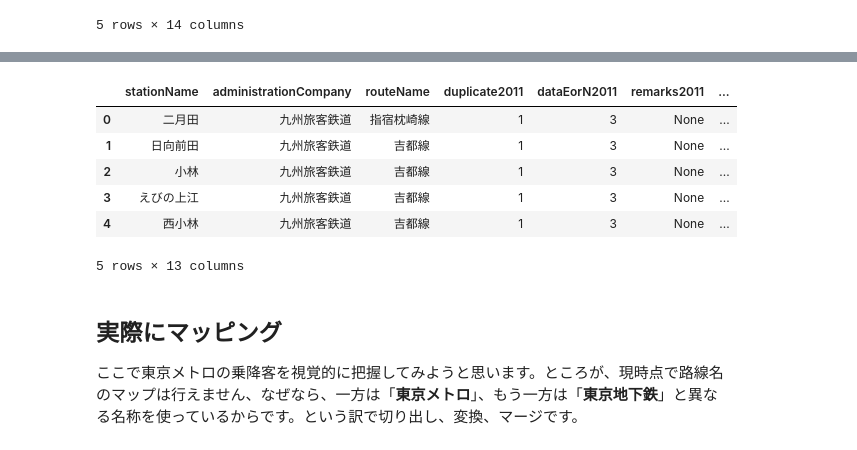
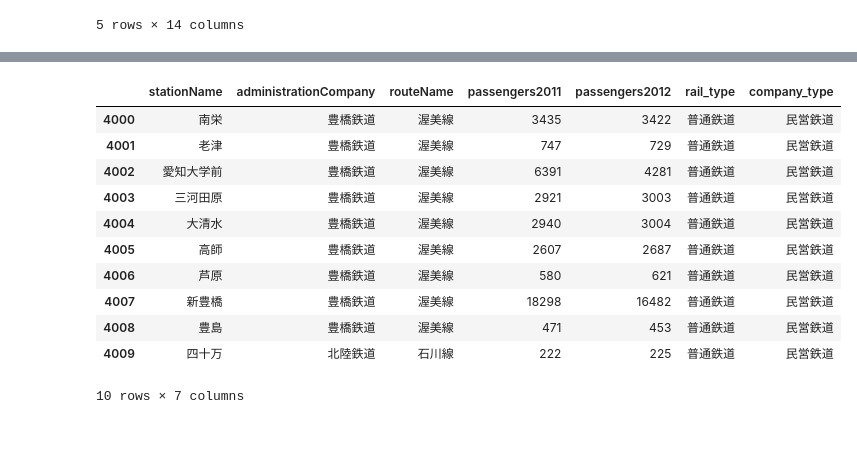
Before and after one commit to keiono/stations-japan, a Jupyter notebook: stations2network.ipynb, the cells around one changed output, grey strips where cells are left out. Drawn from its saved outputs; the diff is of its cells as text; code cells hidden in the pictures.

```diff
--- a/stations2network.ipynb
+++ b/stations2network.ipynb
@@ -348,0 +388,8 @@ passenger_df.head()
+# %%
+passenger_df['is_complete'] = passenger_df.apply(
+    lambda row:  True if row['dataEorN2011'] == '1' and  row['dataEorN2012'] == '1' and row['duplicate2011'] == '1' and row['duplicate2012'] == '1' and row['remarks2011'] == None  and row['remarks2012'] == None else False, axis=1)
+passenger_filtered = passenger_df[passenger_df['is_complete']]
+
+# 要らなくなった情報を除去
+passenger_filtered.drop(['is_complete', 'station', 'duplicate2011', 'duplicate2012', 'remarks2011', 'remarks2012', 'dataEorN2011', 'dataEorN2012'], axis=1, inplace=True)
+passenger_filtered.head()
@@ -349,20 +409,22 @@ passenger_df.head()
 # %%
-temp_df = pd.merge(passenger_df, rd_df, on='railroadDivision')
+temp_df = pd.merge(passenger_filtered, rd_df, on='railroadDivision')
 passenger_final_df = pd.merge(temp_df, company_type_df, on='railroadCompanyClassification')
 
 # 必要なくなったカラムを消去
-passenger_final_df.drop(['station', 'railroadDivision', 'railroadCompanyClassification'], axis=1, inplace=True)
+passenger_final_df.drop(['railroadDivision', 'railroadCompanyClassification'], axis=1, inplace=True)
 
 passenger_final_df.to_csv('passenger_final.csv')
-passenger_final_df.head()
+passenger_final_df[4000:4010]
 # %% [output]
-|  | stationName | administrationCompany | routeName | duplicate2011 | dataEorN2011 | remarks2011 | ... |
-| 0 | 二月田 | 九州旅客鉄道 | 指宿枕崎線 | 1 | 3 | None | ... |
-| 1 | 日向前田 | 九州旅客鉄道 | 吉都線 | 1 | 3 | None | ... |
-| 2 | 小林 | 九州旅客鉄道 | 吉都線 | 1 | 3 | None | ... |
-| 3 | えびの上江 | 九州旅客鉄道 | 吉都線 | 1 | 3 | None | ... |
-| 4 | 西小林 | 九州旅客鉄道 | 吉都線 | 1 | 3 | None | ... |
+|  | stationName | administrationCompany | routeName | passengers2011 | passengers2012 | rail_type | company_type |
+| 4000 | 南栄 | 豊橋鉄道 | 渥美線 | 3435 | 3422 | 普通鉄道 | 民営鉄道 |
+| 4001 | 老津 | 豊橋鉄道 | 渥美線 | 747 | 729 | 普通鉄道 | 民営鉄道 |
+| 4002 | 愛知大学前 | 豊橋鉄道 | 渥美線 | 6391 | 4281 | 普通鉄道 | 民営鉄道 |
+| 4003 | 三河田原 | 豊橋鉄道 | 渥美線 | 2921 | 3003 | 普通鉄道 | 民営鉄道 |
+| 4004 | 大清水 | 豊橋鉄道 | 渥美線 | 2940 | 3004 | 普通鉄道 | 民営鉄道 |
+| 4005 | 高師 | 豊橋鉄道 | 渥美線 | 2607 | 2687 | 普通鉄道 | 民営鉄道 |
+| 4006 | 芦原 | 豊橋鉄道 | 渥美線 | 580 | 621 | 普通鉄道 | 民営鉄道 |
+| 4007 | 新豊橋 | 豊橋鉄道 | 渥美線 | 18298 | 16482 | 普通鉄道 | 民営鉄道 |
+| 4008 | 豊島 | 豊橋鉄道 | 渥美線 | 471 | 453 | 普通鉄道 | 民営鉄道 |
+| 4009 | 四十万 | 北陸鉄道 | 石川線 | 222 | 225 | 普通鉄道 | 民営鉄道 |
-5 rows × 13 columns
+10 rows × 7 columns
-# %% [markdown]
-## 実際にマッピング
-ここで東京メトロの乗降客を視覚的に把握してみようと思います。ところが、現時点で路線名のマップは行えません、なぜなら、一方は「__東京メトロ__」、もう一方は「__東京地下鉄__」と異なる名称を使っているからです。という訳で切り出し、変換、マージです。
```
Also changed, not shown: parts of 27 cells of this notebook, 4 other files.
